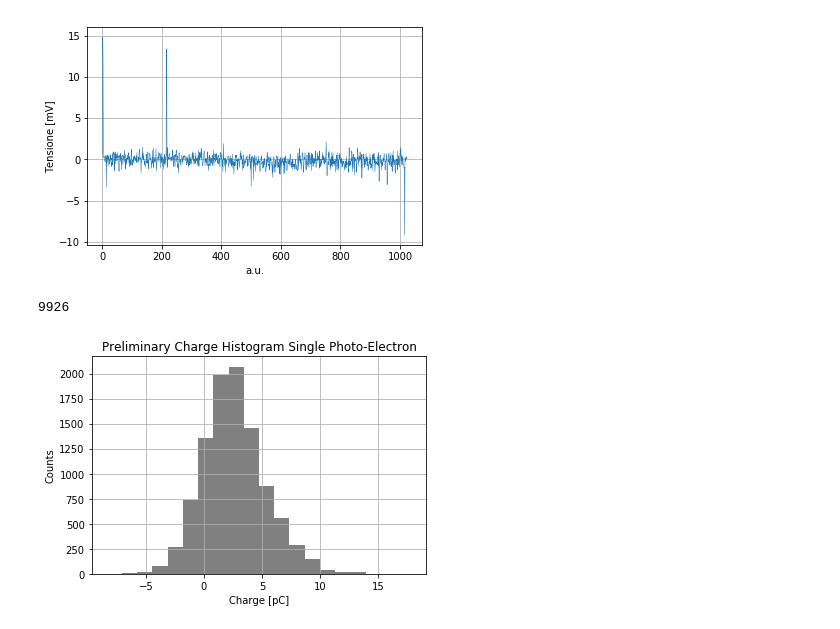
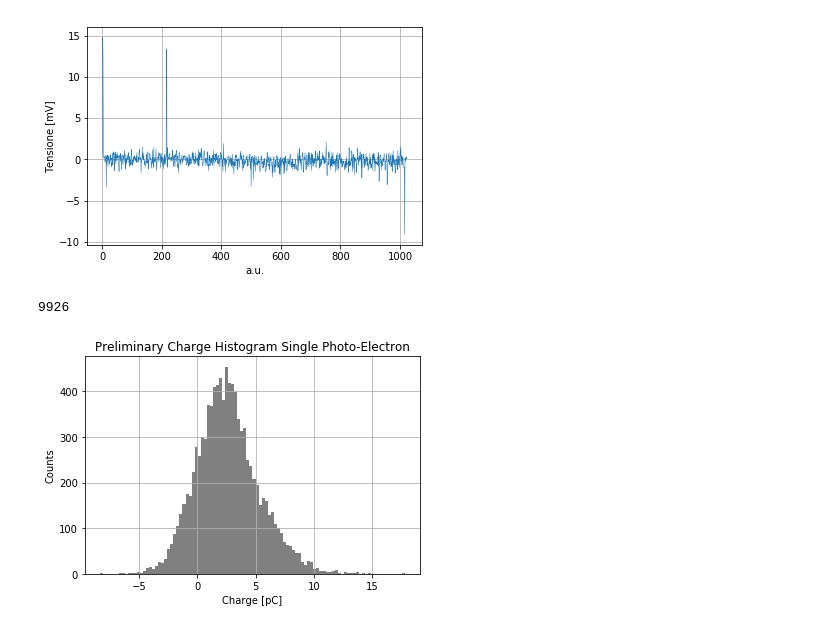
Before and after one commit to edoardoORANGE/ORANGEdata, a Jupyter notebook: Analisi/PMTgemAnalysis/singlePhotoAnalysis.ipynb, the cells around one changed output. Saved outputs shown, nothing was run; the diff lists cells and outputs as text; code cells hidden in the pictures.

```diff
--- a/Analisi/PMTgemAnalysis/singlePhotoAnalysis.ipynb
+++ b/Analisi/PMTgemAnalysis/singlePhotoAnalysis.ipynb
@@ -122,33 +122,33 @@ plt.show()
 waveCh4A = np.zeros((nEvts-8,n))
 R = 50 #resistenza in Ohm
 
 j=0
 for i in np.arange(1,nEvts):
     #butto gli eventi con il picco strano
     if min(waveCh4[i]) >= -110 or (min(waveCh4[i])< -110  and waveCh4[i].argmin() != 1):
         #seleziono solo gli eventi che hanno picchi sotto i 50mV (è una prova)
         if min(waveCh4[i]) >= -20:
             waveCh4A[j] = waveCh4[i]/R #conversione dati Tensione -> dati Corrente
             j = j+1
     else: 1
         #print(min(waveCh4[i]) , waveCh4[i].argmin() , i) #check
 
 
 print(j+1)#check
 integral = np.zeros(j)
 #Eseguo l'Integrale
 for i in range(j):
     integral[i] = sum(-waveCh4A[i])
 
 #Istogramma di Carica
 plt.title('Preliminary Charge Histogram Single Photo-Electron')
 plt.ylabel('Counts')
 plt.xlabel('Charge [pC]')
-plt.hist(integral , bins=20 , color = 'grey')
+plt.hist(integral , bins=100 , color = 'grey')
 plt.grid()
 #plt.xticks(np.arange(min(integral),max(integral)+1, 5))
-plt.savefig('../Grafici/chargeHistSinglePhoto.png')
+#plt.savefig('../Grafici/chargeHistSinglePhoto.png')
 plt.show()
 # %% [output]
 9926
-[figure, old version]
+[figure, new version]
```
Also changed, not shown: parts of 5 cells of this notebook, 5 other files.
